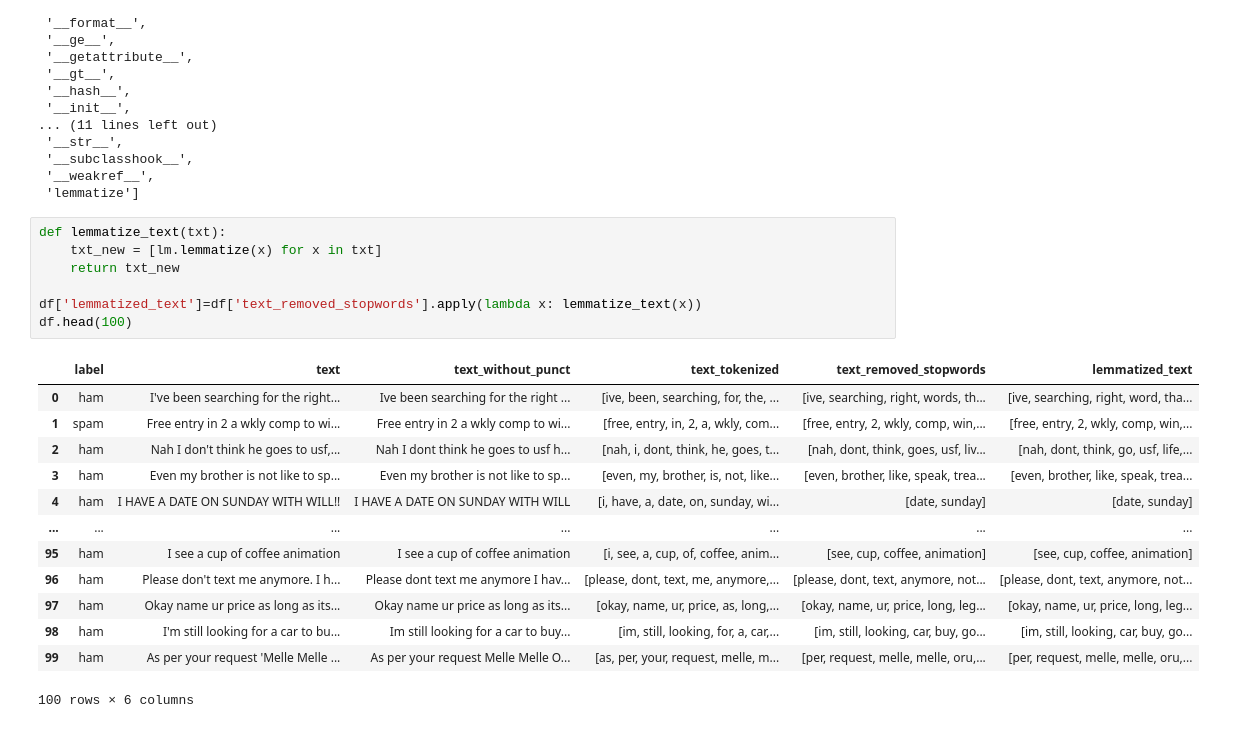
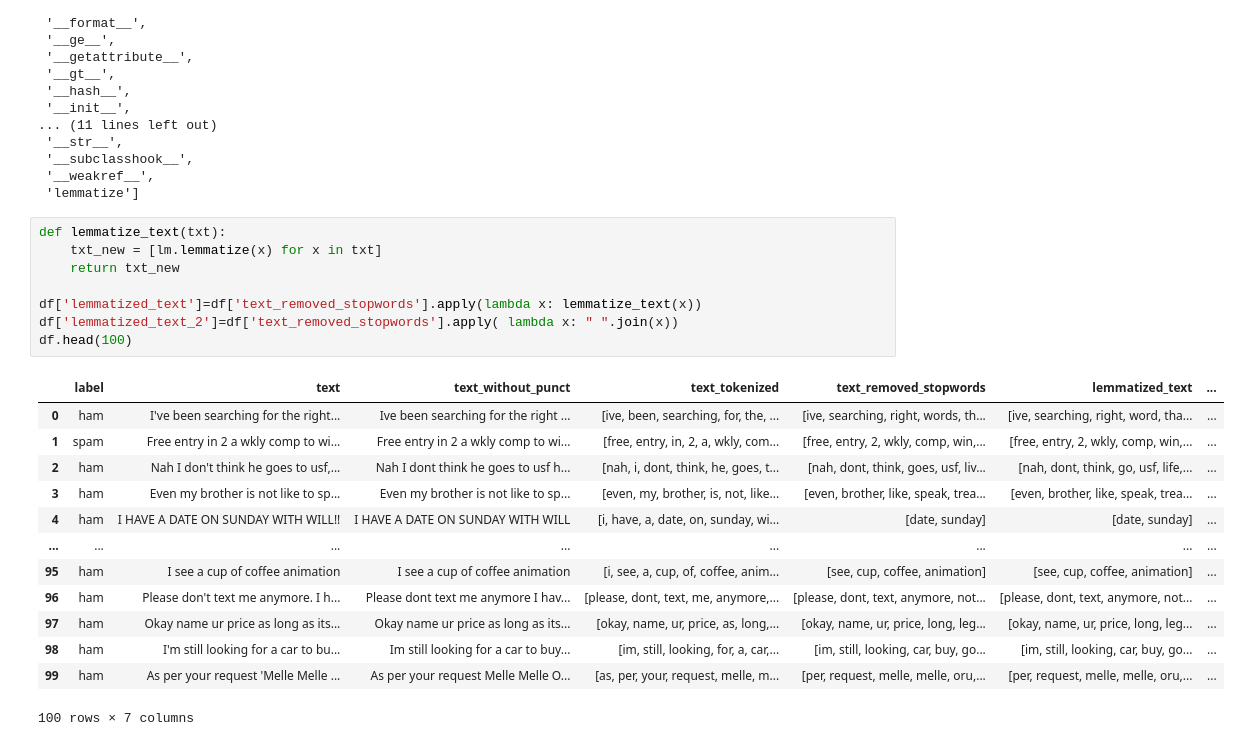
Before and after one commit to dhruvcoder96/NLP-Practice, a Jupyter notebook: Untitled.ipynb, the cells around one changed output. Cells and saved outputs as stored; diff of their text form.

```diff
--- a/Untitled.ipynb
+++ b/Untitled.ipynb
@@ -236,24 +236,25 @@ dir(lm)
 # %%
 def lemmatize_text(txt):
     txt_new = [lm.lemmatize(x) for x in txt]
     return txt_new
 
 df['lemmatized_text']=df['text_removed_stopwords'].apply(lambda x: lemmatize_text(x))
+df['lemmatized_text_2']=df['text_removed_stopwords'].apply( lambda x: " ".join(x))
 df.head(100)
 # %% [output]
-|  | label | text | text_without_punct | text_tokenized | text_removed_stopwords | lemmatized_text |
-| 0 | ham | I've been searching for the right... | Ive been searching for the right ... | [ive, been, searching, for, the, ... | [ive, searching, right, words, th... | [ive, searching, right, word, tha... |
-| 1 | spam | Free entry in 2 a wkly comp to wi... | Free entry in 2 a wkly comp to wi... | [free, entry, in, 2, a, wkly, com... | [free, entry, 2, wkly, comp, win,... | [free, entry, 2, wkly, comp, win,... |
-| 2 | ham | Nah I don't think he goes to usf,... | Nah I dont think he goes to usf h... | [nah, i, dont, think, he, goes, t... | [nah, dont, think, goes, usf, liv... | [nah, dont, think, go, usf, life,... |
-| 3 | ham | Even my brother is not like to sp... | Even my brother is not like to sp... | [even, my, brother, is, not, like... | [even, brother, like, speak, trea... | [even, brother, like, speak, trea... |
-| 4 | ham | I HAVE A DATE ON SUNDAY WITH WILL!! | I HAVE A DATE ON SUNDAY WITH WILL | [i, have, a, date, on, sunday, wi... | [date, sunday] | [date, sunday] |
-| ... | ... | ... | ... | ... | ... | ... |
-| 95 | ham | I see a cup of coffee animation | I see a cup of coffee animation | [i, see, a, cup, of, coffee, anim... | [see, cup, coffee, animation] | [see, cup, coffee, animation] |
-| 96 | ham | Please don't text me anymore. I h... | Please dont text me anymore I hav... | [please, dont, text, me, anymore,... | [please, dont, text, anymore, not... | [please, dont, text, anymore, not... |
-| 97 | ham | Okay name ur price as long as its... | Okay name ur price as long as its... | [okay, name, ur, price, as, long,... | [okay, name, ur, price, long, leg... | [okay, name, ur, price, long, leg... |
-| 98 | ham | I'm still looking for a car to bu... | Im still looking for a car to buy... | [im, still, looking, for, a, car,... | [im, still, looking, car, buy, go... | [im, still, looking, car, buy, go... |
-| 99 | ham | As per your request 'Melle Melle ... | As per your request Melle Melle O... | [as, per, your, request, melle, m... | [per, request, melle, melle, oru,... | [per, request, melle, melle, oru,... |
+|  | label | text | text_without_punct | text_tokenized | text_removed_stopwords | lemmatized_text | ... |
+| 0 | ham | I've been searching for the right... | Ive been searching for the right ... | [ive, been, searching, for, the, ... | [ive, searching, right, words, th... | [ive, searching, right, word, tha... | ... |
+| 1 | spam | Free entry in 2 a wkly comp to wi... | Free entry in 2 a wkly comp to wi... | [free, entry, in, 2, a, wkly, com... | [free, entry, 2, wkly, comp, win,... | [free, entry, 2, wkly, comp, win,... | ... |
+| 2 | ham | Nah I don't think he goes to usf,... | Nah I dont think he goes to usf h... | [nah, i, dont, think, he, goes, t... | [nah, dont, think, goes, usf, liv... | [nah, dont, think, go, usf, life,... | ... |
+| 3 | ham | Even my brother is not like to sp... | Even my brother is not like to sp... | [even, my, brother, is, not, like... | [even, brother, like, speak, trea... | [even, brother, like, speak, trea... | ... |
+| 4 | ham | I HAVE A DATE ON SUNDAY WITH WILL!! | I HAVE A DATE ON SUNDAY WITH WILL | [i, have, a, date, on, sunday, wi... | [date, sunday] | [date, sunday] | ... |
+| ... | ... | ... | ... | ... | ... | ... | ... |
+| 95 | ham | I see a cup of coffee animation | I see a cup of coffee animation | [i, see, a, cup, of, coffee, anim... | [see, cup, coffee, animation] | [see, cup, coffee, animation] | ... |
+| 96 | ham | Please don't text me anymore. I h... | Please dont text me anymore I hav... | [please, dont, text, me, anymore,... | [please, dont, text, anymore, not... | [please, dont, text, anymore, not... | ... |
+| 97 | ham | Okay name ur price as long as its... | Okay name ur price as long as its... | [okay, name, ur, price, as, long,... | [okay, name, ur, price, long, leg... | [okay, name, ur, price, long, leg... | ... |
+| 98 | ham | I'm still looking for a car to bu... | Im still looking for a car to buy... | [im, still, looking, for, a, car,... | [im, still, looking, car, buy, go... | [im, still, looking, car, buy, go... | ... |
+| 99 | ham | As per your request 'Melle Melle ... | As per your request Melle Melle O... | [as, per, your, request, melle, m... | [per, request, melle, melle, oru,... | [per, request, melle, melle, oru,... | ... |
-100 rows × 6 columns
+100 rows × 7 columns
 # %%
 from sklearn.feature_extraction.text import CountVectorizer as cv
 count_vect=cv()
```
Also changed, not shown: parts of 18 cells of this notebook, 2 other files.
